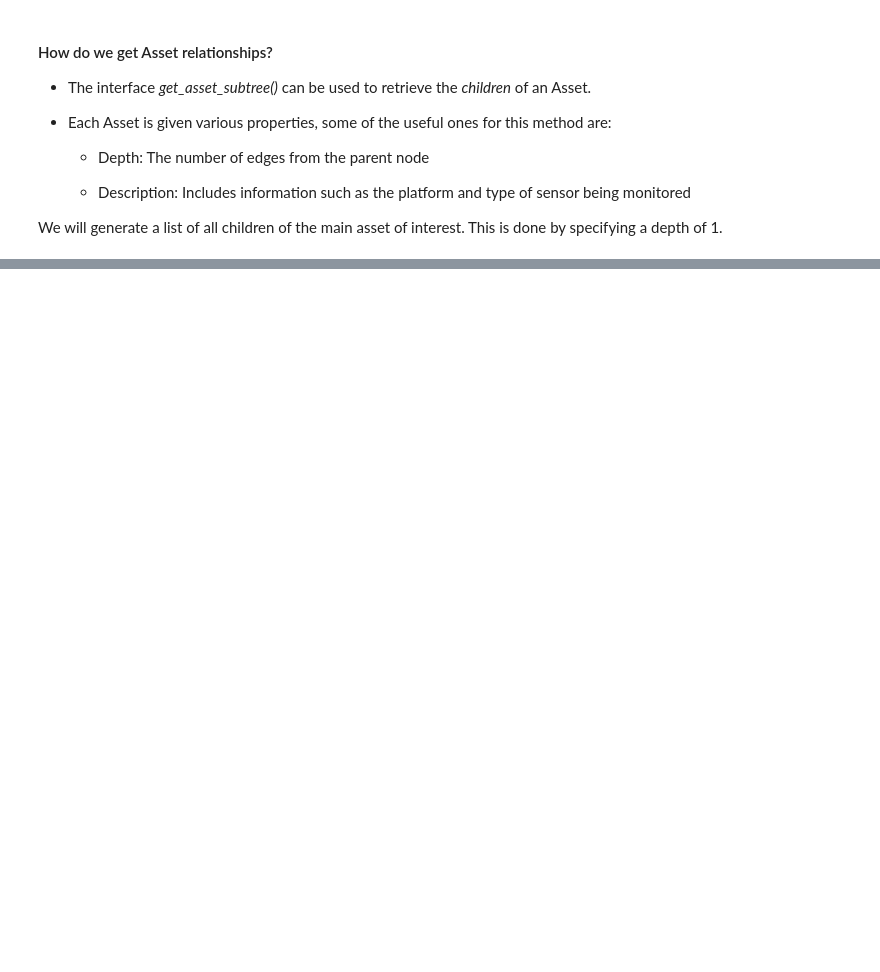
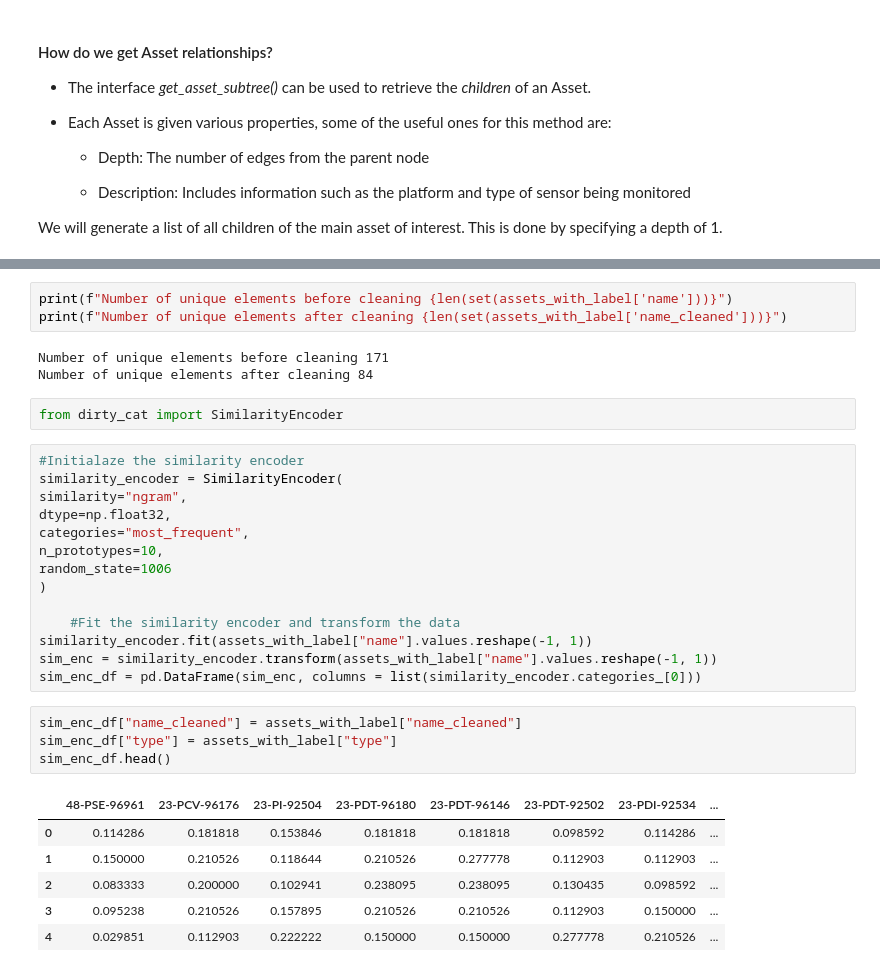
Before and after one commit to cognitedata/WiDS-2020, a Jupyter notebook: WiDS_2020_Cognite_Interact_with_Assets.ipynb, the cells around one changed output, grey strips where cells are left out. Cells and saved outputs as stored; diff of their text form; blank space fills up the shorter version.

```diff
--- a/WiDS_2020_Cognite_Interact_with_Assets.ipynb
+++ b/WiDS_2020_Cognite_Interact_with_Assets.ipynb
@@ -119,0 +363,33 @@ subtree_df.head()
+# %%
+print(f"Number of unique elements before cleaning {len(set(assets_with_label['name']))}")
+print(f"Number of unique elements after cleaning {len(set(assets_with_label['name_cleaned']))}")
+# %% [output]
+Number of unique elements before cleaning 171
+Number of unique elements after cleaning 84
+# %%
+from dirty_cat import SimilarityEncoder
+# %%
+#Initialaze the similarity encoder
+similarity_encoder = SimilarityEncoder(
+similarity="ngram",
+dtype=np.float32,
+categories="most_frequent",
+n_prototypes=10,
+random_state=1006
+)
+
+    #Fit the similarity encoder and transform the data
+similarity_encoder.fit(assets_with_label["name"].values.reshape(-1, 1))
+sim_enc = similarity_encoder.transform(assets_with_label["name"].values.reshape(-1, 1))
+sim_enc_df = pd.DataFrame(sim_enc, columns = list(similarity_encoder.categories_[0]))
+# %%
+sim_enc_df["name_cleaned"] = assets_with_label["name_cleaned"]
+sim_enc_df["type"] = assets_with_label["type"]
+sim_enc_df.head()
+# %% [output]
+|  | 48-PSE-96961 | 23-PCV-96176 | 23-PI-92504 | 23-PDT-96180 | 23-PDT-96146 | 23-PDT-92502 | 23-PDI-92534 | ... |
+| 0 | 0.114286 | 0.181818 | 0.153846 | 0.181818 | 0.181818 | 0.098592 | 0.114286 | ... |
+| 1 | 0.150000 | 0.210526 | 0.118644 | 0.210526 | 0.277778 | 0.112903 | 0.112903 | ... |
+| 2 | 0.083333 | 0.200000 | 0.102941 | 0.238095 | 0.238095 | 0.130435 | 0.098592 | ... |
+| 3 | 0.095238 | 0.210526 | 0.157895 | 0.210526 | 0.210526 | 0.112903 | 0.150000 | ... |
+| 4 | 0.029851 | 0.112903 | 0.222222 | 0.150000 | 0.150000 | 0.277778 | 0.210526 | ... |
```
Also changed, not shown: parts of 50 cells of this notebook, 1 other file.
